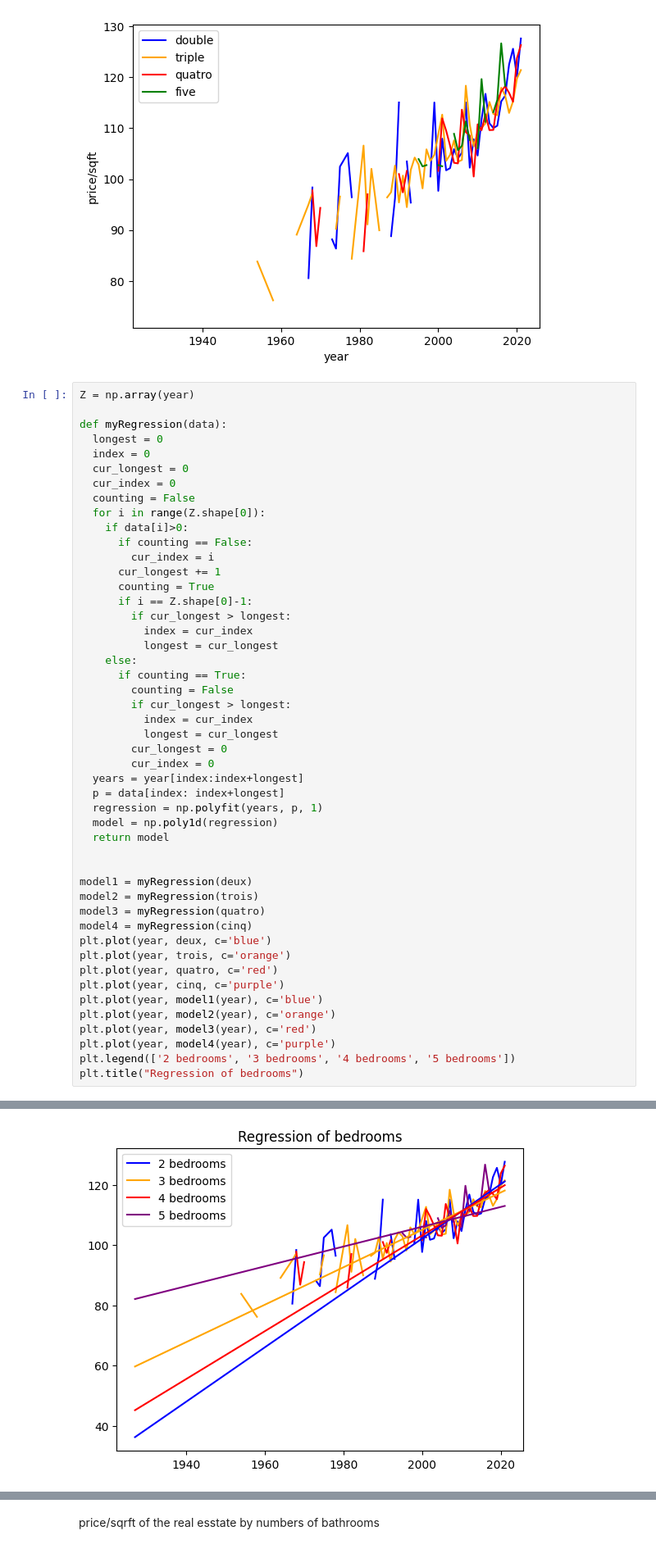
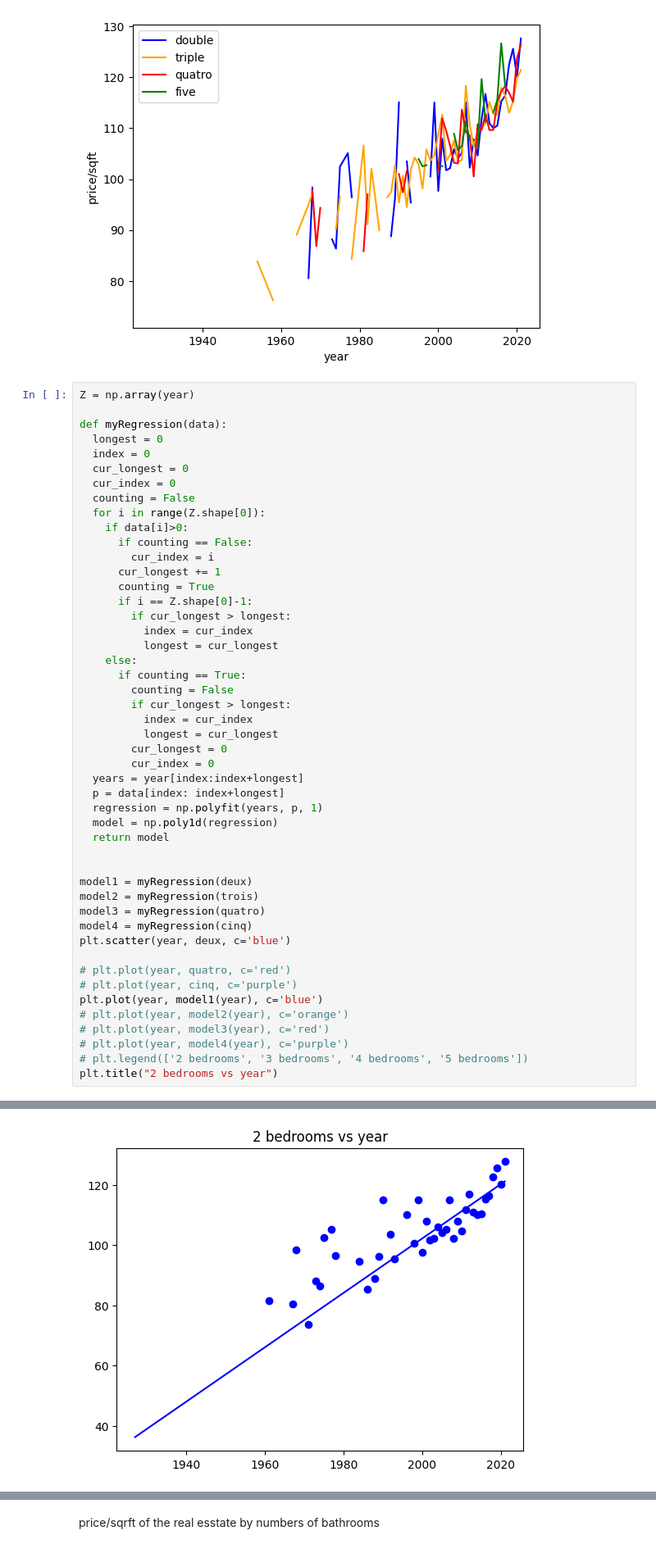
Before and after one commit to DavMark2909/hw6, a Jupyter notebook: HW6-2 copy.ipynb, the cells around one changed output, grey strips where cells are left out. Shown: that part at 82% size. Saved outputs shown, nothing was run; the diff lists cells and outputs as text.

```diff
--- a/HW6-2 copy.ipynb
+++ b/HW6-2 copy.ipynb
@@ -324,14 +325,14 @@ model1 = myRegression(deux)
 model2 = myRegression(trois)
 model3 = myRegression(quatro)
 model4 = myRegression(cinq)
-plt.plot(year, deux, c='blue')
-plt.plot(year, trois, c='orange')
-plt.plot(year, quatro, c='red')
-plt.plot(year, cinq, c='purple')
+plt.scatter(year, deux, c='blue')
+
+# plt.plot(year, quatro, c='red')
+# plt.plot(year, cinq, c='purple')
 plt.plot(year, model1(year), c='blue')
-plt.plot(year, model2(year), c='orange')
-plt.plot(year, model3(year), c='red')
-plt.plot(year, model4(year), c='purple')
-plt.legend(['2 bedrooms', '3 bedrooms', '4 bedrooms', '5 bedrooms'])
-plt.title("Regression of bedrooms")
+# plt.plot(year, model2(year), c='orange')
+# plt.plot(year, model3(year), c='red')
+# plt.plot(year, model4(year), c='purple')
+# plt.legend(['2 bedrooms', '3 bedrooms', '4 bedrooms', '5 bedrooms'])
+plt.title("2 bedrooms vs year")
 # %% [output]
@@ -339 +340 @@ Text(0.5, 1.0, 'Regression of bedrooms')
-[figure, old version]
+[figure, new version]
```
Also changed, not shown: parts of 14 cells of this notebook.
